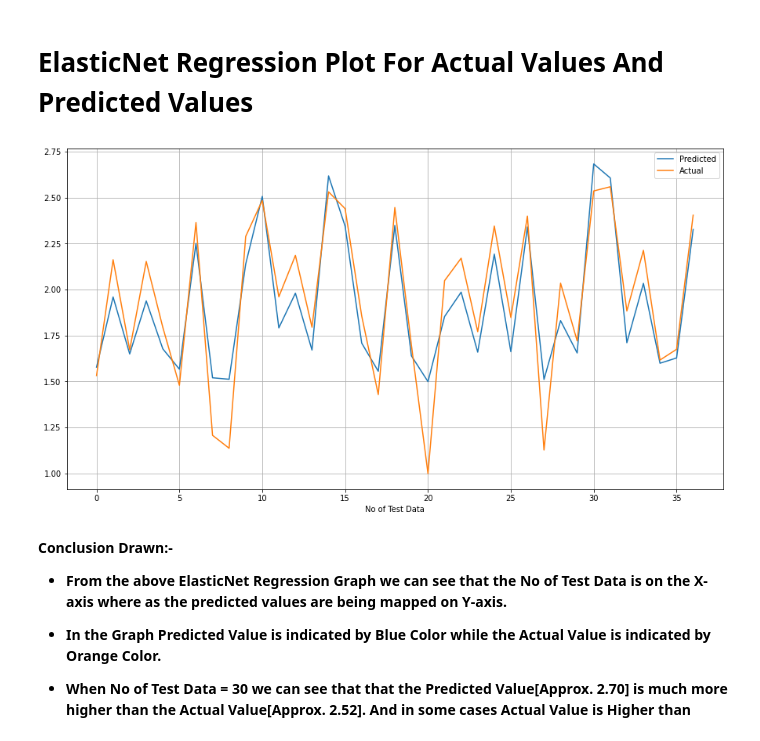
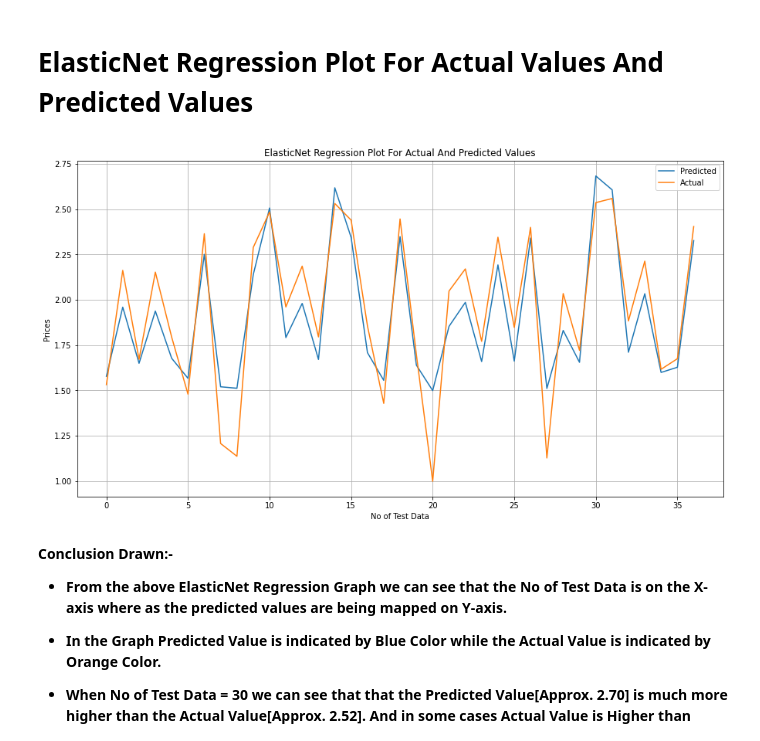
Before and after one commit to Adityasingh3008/YES-BANK-STOCK-CLOSING-PRICE-PREDICTION, a Jupyter notebook: Individual_Notebook_YES_BANK_STOCK_CLOSING_PRICE_PREDICTION_(Capstone_Project_2).ipynb, the cells around one changed output. Cells and saved outputs as stored; diff of their text form; code cells hidden in the pictures.

```diff
--- a/Individual_Notebook_YES_BANK_STOCK_CLOSING_PRICE_PREDICTION_(Capstone_Project_2).ipynb
+++ b/Individual_Notebook_YES_BANK_STOCK_CLOSING_PRICE_PREDICTION_(Capstone_Project_2).ipynb
@@ -920,14 +945,16 @@ R2 : 0.8226528130463553
 # %%
 # ElasticNet Regression Plot
 plt.figure(figsize=(15,8))
 plt.plot(y_elastic_pred)
 plt.plot(np.array(y_test))
 plt.legend(["Predicted","Actual"])
 plt.xlabel('No of Test Data')
+plt.ylabel('Prices')
+plt.title('ElasticNet Regression Plot For Actual And Predicted Values')
 plt.grid()
 plt.show()
 # %% [output]
-[figure, old version]
+[figure, new version]
 # %% [markdown]
 **Conclusion Drawn:-**
  * **From the above ElasticNet Regression Graph we can see that the No of Test Data is on the X-axis where as the predicted values are being mapped on Y-axis.**
```
Also changed, not shown: parts of 18 cells of this notebook.
